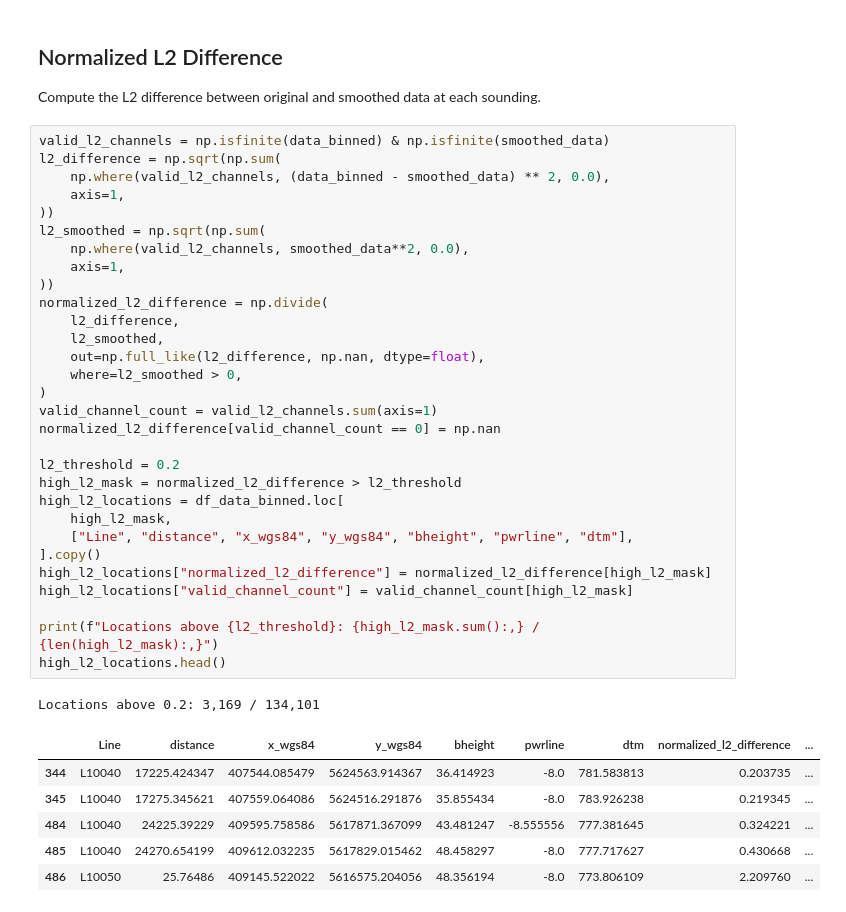
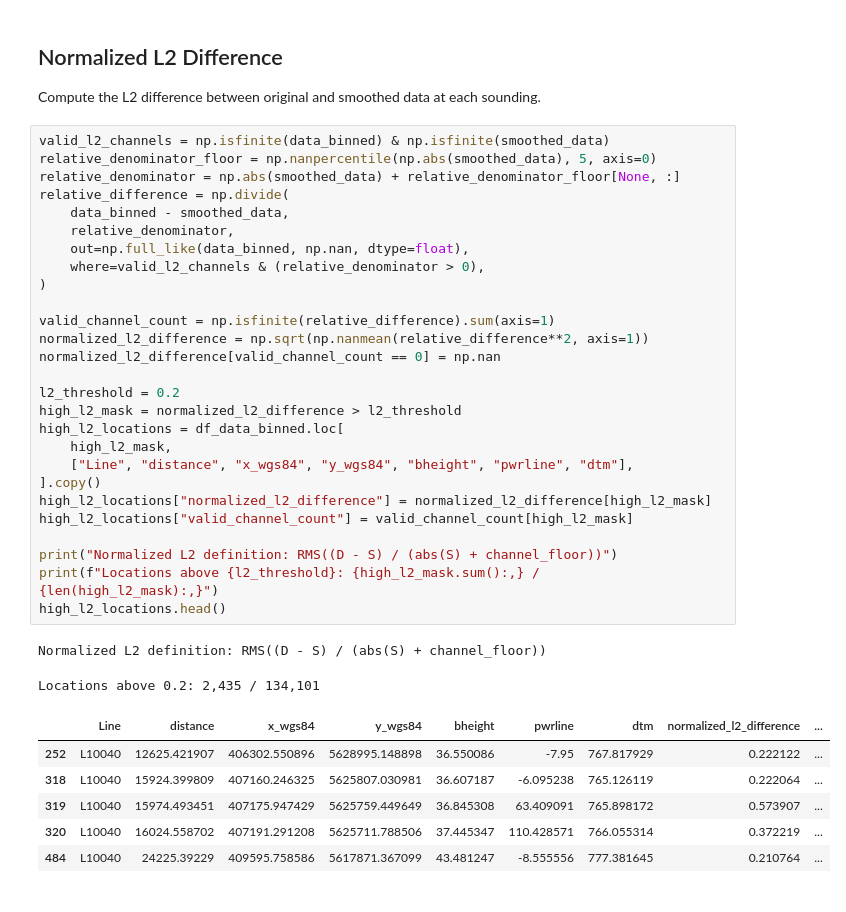
Before and after one commit to emgeolab/alberta_atem, a Jupyter notebook: notebooks/07.time_channel_smoothing_v1.ipynb, the cells around one changed output. Saved outputs shown, nothing was run; the diff lists cells and outputs as text.

Commit message:
[mod]smooth fit for line-by-line artifact
- Before: Calculated RMSE at each sounding.
- After: Calculated RMSE per line-by-line.

```diff
--- a/notebooks/07.time_channel_smoothing_v1.ipynb
+++ b/notebooks/07.time_channel_smoothing_v1.ipynb
@@ -516,39 +536,37 @@ VBox(children=(Dropdown(description='Line:', options=('L10040', 'L10050', 'L1005
 Compute the L2 difference between original and smoothed data at each sounding.
 # %%
 valid_l2_channels = np.isfinite(data_binned) & np.isfinite(smoothed_data)
-l2_difference = np.sqrt(np.sum(
-    np.where(valid_l2_channels, (data_binned - smoothed_data) ** 2, 0.0),
-    axis=1,
-))
-l2_smoothed = np.sqrt(np.sum(
-    np.where(valid_l2_channels, smoothed_data**2, 0.0),
-    axis=1,
-))
-normalized_l2_difference = np.divide(
-    l2_difference,
-    l2_smoothed,
-    out=np.full_like(l2_difference, np.nan, dtype=float),
-    where=l2_smoothed > 0,
+relative_denominator_floor = np.nanpercentile(np.abs(smoothed_data), 5, axis=0)
+relative_denominator = np.abs(smoothed_data) + relative_denominator_floor[None, :]
+relative_difference = np.divide(
+    data_binned - smoothed_data,
+    relative_denominator,
+    out=np.full_like(data_binned, np.nan, dtype=float),
+    where=valid_l2_channels & (relative_denominator > 0),
 )
-valid_channel_count = valid_l2_channels.sum(axis=1)
+
+valid_channel_count = np.isfinite(relative_difference).sum(axis=1)
+normalized_l2_difference = np.sqrt(np.nanmean(relative_difference**2, axis=1))
 normalized_l2_difference[valid_channel_count == 0] = np.nan
 
 l2_threshold = 0.2
 high_l2_mask = normalized_l2_difference > l2_threshold
 high_l2_locations = df_data_binned.loc[
     high_l2_mask,
     ["Line", "distance", "x_wgs84", "y_wgs84", "bheight", "pwrline", "dtm"],
 ].copy()
 high_l2_locations["normalized_l2_difference"] = normalized_l2_difference[high_l2_mask]
 high_l2_locations["valid_channel_count"] = valid_channel_count[high_l2_mask]
 
+print("Normalized L2 definition: RMS((D - S) / (abs(S) + channel_floor))")
 print(f"Locations above {l2_threshold}: {high_l2_mask.sum():,} / {len(high_l2_mask):,}")
 high_l2_locations.head()
 # %% [output]
-Locations above 0.2: 3,169 / 134,101
+Normalized L2 definition: RMS((D - S) / (abs(S) + channel_floor))
+Locations above 0.2: 2,435 / 134,101
 |  | Line | distance | x_wgs84 | y_wgs84 | bheight | pwrline | dtm | normalized_l2_difference | ... |
-| 344 | L10040 | 17225.424347 | 407544.085479 | 5624563.914367 | 36.414923 | -8.0 | 781.583813 | 0.203735 | ... |
-| 345 | L10040 | 17275.345621 | 407559.064086 | 5624516.291876 | 35.855434 | -8.0 | 783.926238 | 0.219345 | ... |
-| 484 | L10040 | 24225.39229 | 409595.758586 | 5617871.367099 | 43.481247 | -8.555556 | 777.381645 | 0.324221 | ... |
-| 485 | L10040 | 24270.654199 | 409612.032235 | 5617829.015462 | 48.458297 | -8.0 | 777.717627 | 0.430668 | ... |
-| 486 | L10050 | 25.76486 | 409145.522022 | 5616575.204056 | 48.356194 | -8.0 | 773.806109 | 2.209760 | ... |
+| 252 | L10040 | 12625.421907 | 406302.550896 | 5628995.148898 | 36.550086 | -7.95 | 767.817929 | 0.222122 | ... |
+| 318 | L10040 | 15924.399809 | 407160.246325 | 5625807.030981 | 36.607187 | -6.095238 | 765.126119 | 0.222064 | ... |
+| 319 | L10040 | 15974.493451 | 407175.947429 | 5625759.449649 | 36.845308 | 63.409091 | 765.898172 | 0.573907 | ... |
+| 320 | L10040 | 16024.558702 | 407191.291208 | 5625711.788506 | 37.445347 | 110.428571 | 766.055314 | 0.372219 | ... |
+| 484 | L10040 | 24225.39229 | 409595.758586 | 5617871.367099 | 43.481247 | -8.555556 | 777.381645 | 0.210764 | ... |
```
Also changed, not shown: parts of 13 cells of this notebook.
